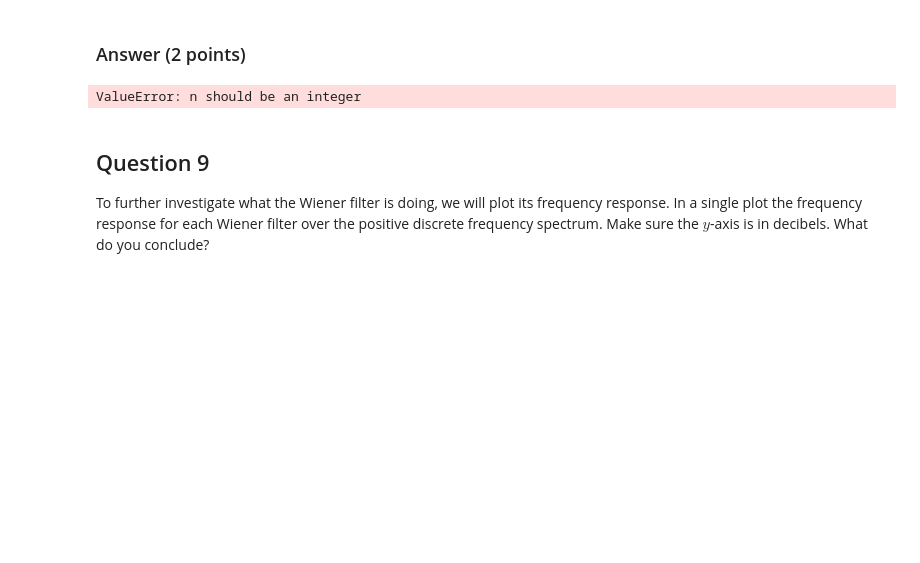
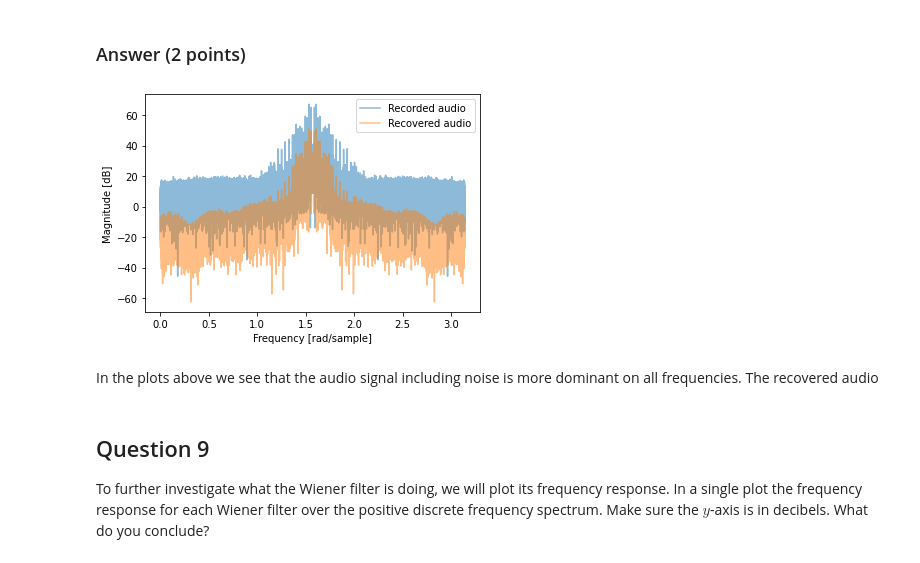
Before and after one commit to lphoogenboom/noisia, a Jupyter notebook: SC42150_PythonAssignment2_Denoising.ipynb, the cells around one changed output. Saved outputs shown, nothing was run; the diff lists cells and outputs as text; code cells hidden in the pictures; blank space fills up the shorter version.

```diff
--- a/SC42150_PythonAssignment2_Denoising.ipynb
+++ b/SC42150_PythonAssignment2_Denoising.ipynb
@@ -334,12 +335,21 @@ Now we will attempt to understand what the Wiener filter is doing. To that end w
 **Note:** Plot first $P_x$ and then overlay on top $P_{\hat d}$. Also play with transparencies to achieve a readable plot. In order to avoid indexing mistakes, it's suggested to use the `numpy.fft.fftfreq` function.
 # %% [markdown]
 ### Answer (2 points)
-# %%
-freq = (np.fft.fftfreq(len(out)))
-
-plt.plot(out,freq)
-# %% [output]
-ValueError: n should be an integer
+# %%
+Px = np.fft.fftshift(np.fft.fft(data_noised[i]))/len(data_noised[i])
+out = out
+Pdhat = np.fft.fftshift(np.fft.fft(out))/len(out)
+plt.plot(np.linspace(0,np.pi,len(Px)),20*np.log10(abs(Px)),alpha=0.5)
+plt.plot(np.linspace(0,np.pi,len(Pdhat)),20*np.log10(abs(Pdhat)),alpha=0.5)
+
+plt.xlabel("Frequency [rad/sample]")
+plt.ylabel("Magnitude [dB]")
+plt.legend(["Recorded audio","Recovered audio"])
+plt.show()
+# %% [output]
+[figure, added]
+# %% [markdown]
+In the plots above we see that the audio signal including noise is more dominant on all frequencies. The recovered audio
 # %% [markdown]
 ## Question 9
 
```
Also changed, not shown: parts of 5 cells of this notebook.
